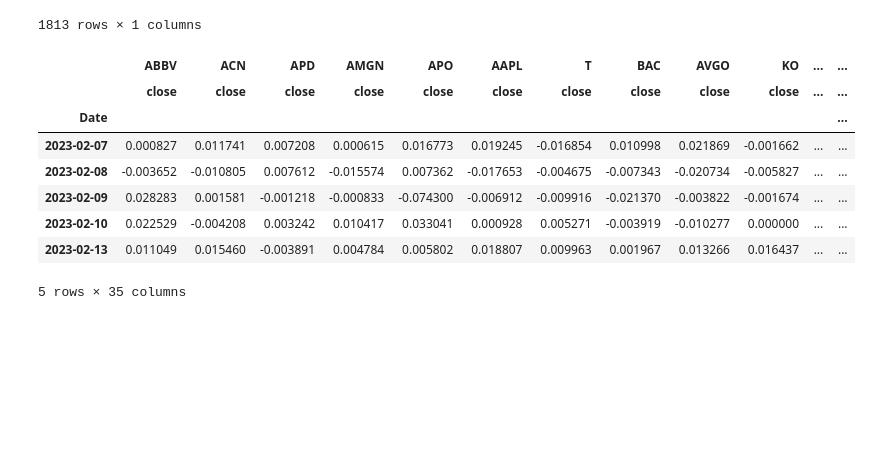
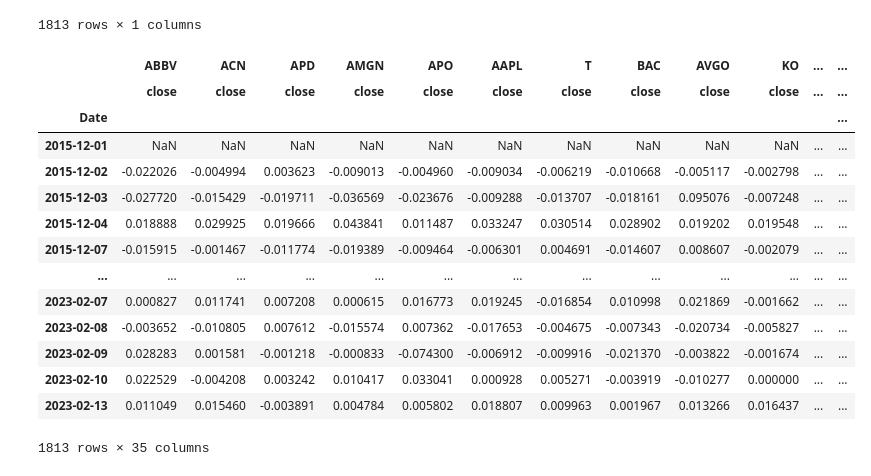
Before and after one commit to omarmoreta/Fintech_Project_1, a Jupyter notebook: Resources/Portfolio_Setup.ipynb, the cells around one changed output. Cells and saved outputs as stored; diff of their text form; code cells hidden in the pictures; blank space fills up the shorter version.

```diff
--- a/Resources/Portfolio_Setup.ipynb
+++ b/Resources/Portfolio_Setup.ipynb
@@ -233,18 +232,25 @@ df_ticker = pd.concat([ABBV,
  'V',
  'WMT'])
 # %%
+pd.set_option('display.max_rows', 30)
 daily_returns = df_ticker.pct_change()
-daily_returns.head()
+daily_returns
 # %% [output]
 |  | ABBV | ACN | APD | AMGN | APO | AAPL | T | BAC | AVGO | KO | ... | ... |
 |  | close | close | close | close | close | close | close | close | close | close | ... | ... |
 | Date |  |  |  |  |  |  |  |  |  |  |  | ... |
+| 2015-12-01 | NaN | NaN | NaN | NaN | NaN | NaN | NaN | NaN | NaN | NaN | ... | ... |
+| 2015-12-02 | -0.022026 | -0.004994 | 0.003623 | -0.009013 | -0.004960 | -0.009034 | -0.006219 | -0.010668 | -0.005117 | -0.002798 | ... | ... |
+| 2015-12-03 | -0.027720 | -0.015429 | -0.019711 | -0.036569 | -0.023676 | -0.009288 | -0.013707 | -0.018161 | 0.095076 | -0.007248 | ... | ... |
+| 2015-12-04 | 0.018888 | 0.029925 | 0.019666 | 0.043841 | 0.011487 | 0.033247 | 0.030514 | 0.028902 | 0.019202 | 0.019548 | ... | ... |
+| 2015-12-07 | -0.015915 | -0.001467 | -0.011774 | -0.019389 | -0.009464 | -0.006301 | 0.004691 | -0.014607 | 0.008607 | -0.002079 | ... | ... |
+| ... | ... | ... | ... | ... | ... | ... | ... | ... | ... | ... | ... | ... |
 | 2023-02-07 | 0.000827 | 0.011741 | 0.007208 | 0.000615 | 0.016773 | 0.019245 | -0.016854 | 0.010998 | 0.021869 | -0.001662 | ... | ... |
 | 2023-02-08 | -0.003652 | -0.010805 | 0.007612 | -0.015574 | 0.007362 | -0.017653 | -0.004675 | -0.007343 | -0.020734 | -0.005827 | ... | ... |
 | 2023-02-09 | 0.028283 | 0.001581 | -0.001218 | -0.000833 | -0.074300 | -0.006912 | -0.009916 | -0.021370 | -0.003822 | -0.001674 | ... | ... |
 | 2023-02-10 | 0.022529 | -0.004208 | 0.003242 | 0.010417 | 0.033041 | 0.000928 | 0.005271 | -0.003919 | -0.010277 | 0.000000 | ... | ... |
 | 2023-02-13 | 0.011049 | 0.015460 | -0.003891 | 0.004784 | 0.005802 | 0.018807 | 0.009963 | 0.001967 | 0.013266 | 0.016437 | ... | ... |
-5 rows × 35 columns
+1813 rows × 35 columns
 # %%
 daily_returns.describe()
 # %% [output]
```
Also changed, not shown: parts of 10 cells of this notebook.
